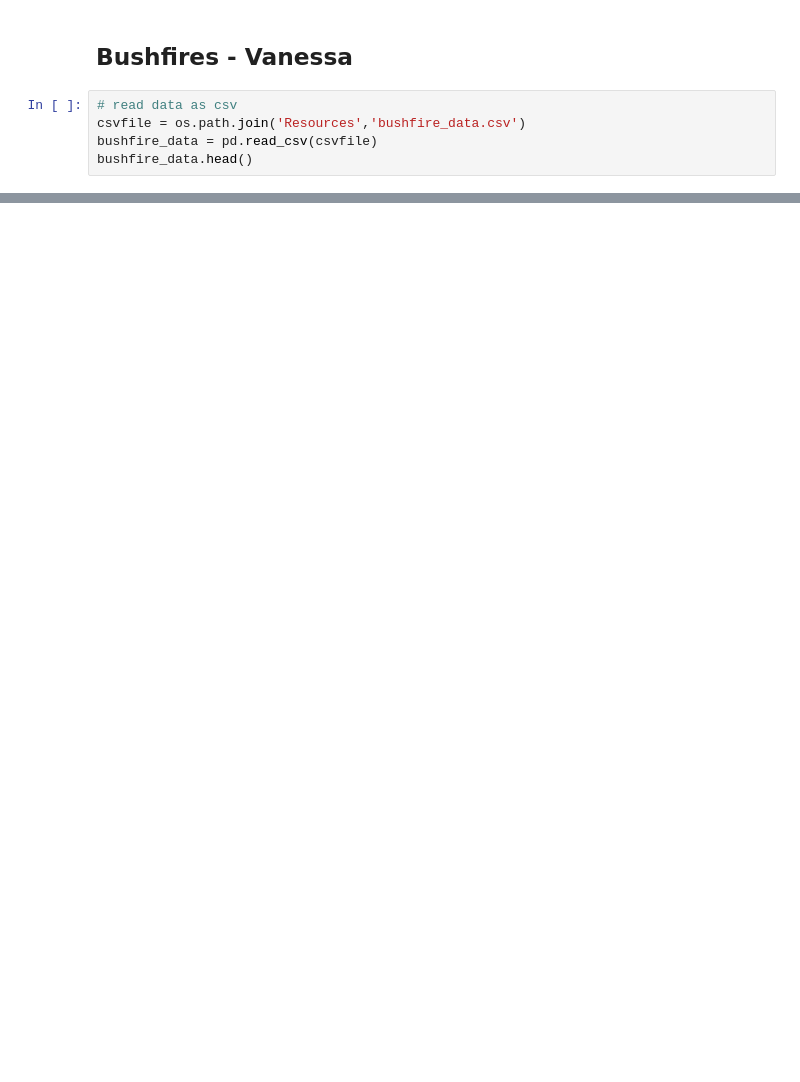
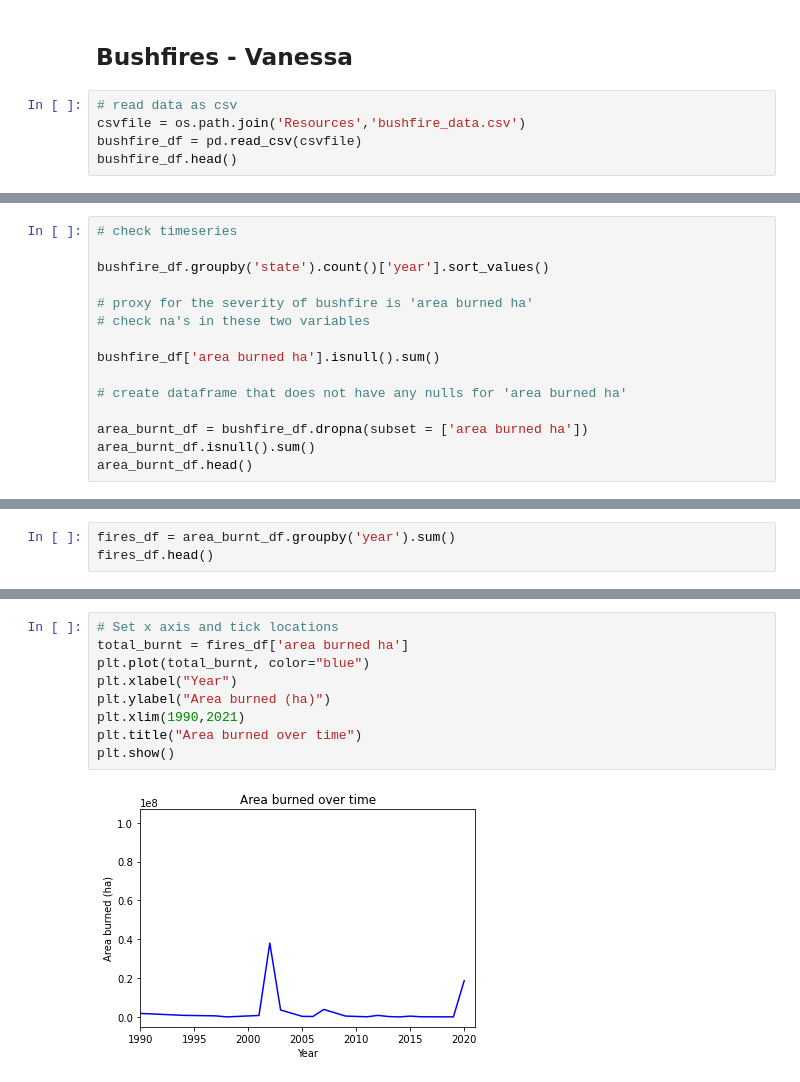
Before and after one commit to thierzon/disney-donut-project, a Jupyter notebook: combined_data.ipynb, the cells around one changed output, grey strips where cells are left out. Cells and saved outputs as stored; diff of their text form; blank space fills up the shorter version.

Commit message:
Included bushfire update

```diff
--- a/combined_data.ipynb
+++ b/combined_data.ipynb
@@ -391,5 +401,5 @@ combined_df.head()
 # %%
 # read data as csv
 csvfile = os.path.join('Resources','bushfire_data.csv')
-bushfire_data = pd.read_csv(csvfile)
-bushfire_data.head()
+bushfire_df = pd.read_csv(csvfile)
+bushfire_df.head()
@@ -406,0 +443,15 @@ bushfire_data['approx value loss'].unique()
+# %%
+# check timeseries
+
+bushfire_df.groupby('state').count()['year'].sort_values()
+
+# proxy for the severity of bushfire is 'area burned ha'
+# check na's in these two variables
+
+bushfire_df['area burned ha'].isnull().sum()
+
+# create dataframe that does not have any nulls for 'area burned ha'
+
+area_burnt_df = bushfire_df.dropna(subset = ['area burned ha'])
+area_burnt_df.isnull().sum()
+area_burnt_df.head()
@@ -406,0 +465,3 @@ bushfire_data['approx value loss'].unique()
+# %%
+fires_df = area_burnt_df.groupby('year').sum()
+fires_df.head()
@@ -406,0 +476,11 @@ bushfire_data['approx value loss'].unique()
+# %%
+# Set x axis and tick locations
+total_burnt = fires_df['area burned ha']
+plt.plot(total_burnt, color="blue")
+plt.xlabel("Year")
+plt.ylabel("Area burned (ha)")
+plt.xlim(1990,2021)
+plt.title("Area burned over time")
+plt.show()
+# %% [output]
+[figure, added]
```
Also changed, not shown: parts of 10 cells of this notebook, 1 other file.
